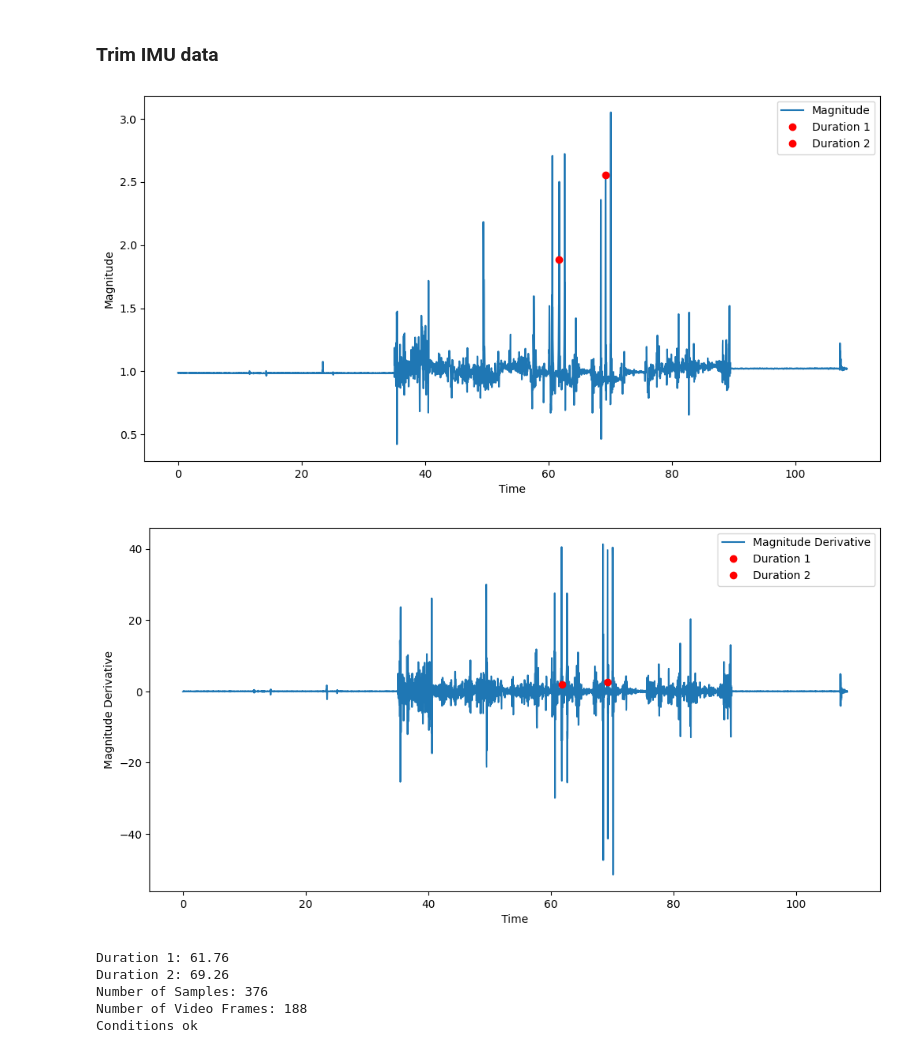
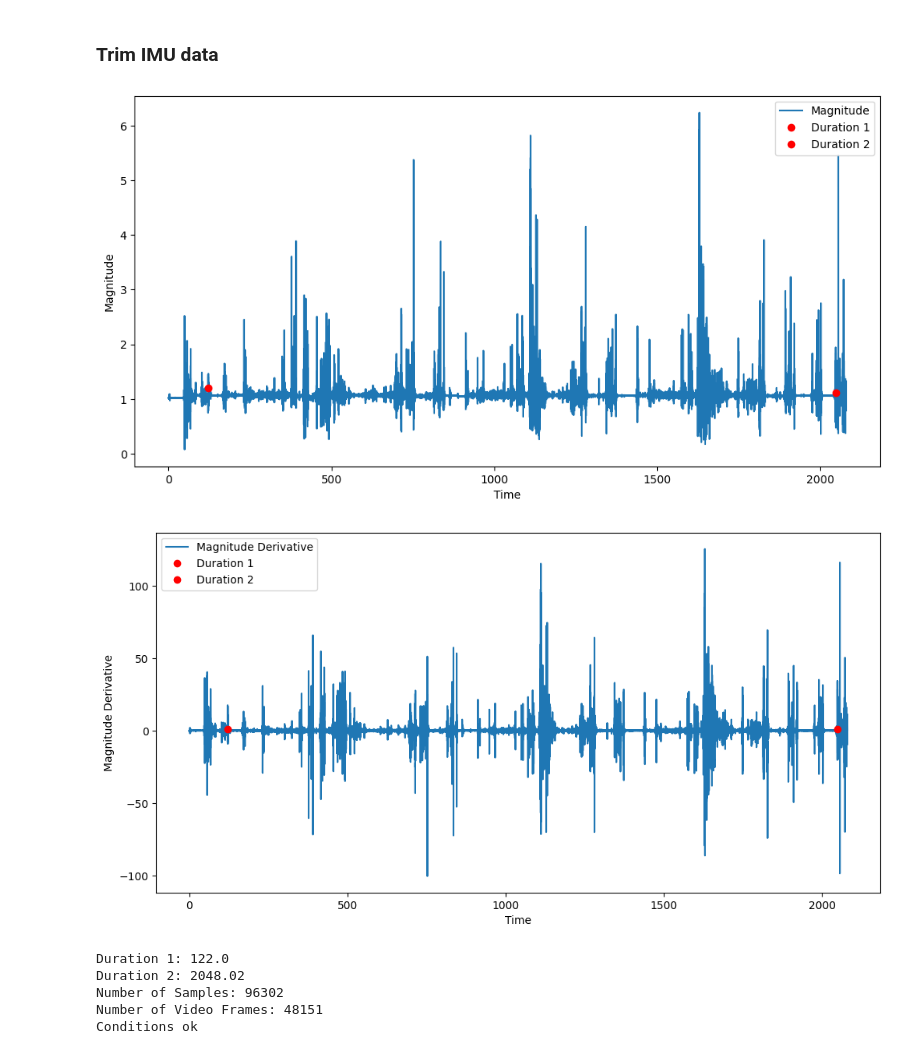
Before and after one commit to gloorli/ul-movement-tracking, a Jupyter notebook: src/synch_video_IMU.ipynb, the cells around one changed output. Saved outputs shown, nothing was run; the diff lists cells and outputs as text; code cells hidden in the pictures.

```diff
--- a/src/synch_video_IMU.ipynb
+++ b/src/synch_video_IMU.ipynb
@@ -21,7 +22,7 @@ from utilities import *
 - save the trimmed video as MP4 for labelbox
 # %%
 # CHANGE HERE #TODO
-participant_id = 'Hxx2'
+participant_id = 'S001'
 # %%
 path, video_path, imu_path = get_participant_paths(participant_id, study_folder='../data/CreateStudy')
 print("Video Path:", video_path)
@@ -44,7 +43,7 @@ read_video_frames(video_path)
 # %%
 # Extract the exact frame start movement/end movement using OpenCV
-frame_start = 2460
-frame_end = 2648
+frame_start = 15892
+frame_end = 64043
 # %%
 # Get Trimming parameters
 video_start_timestamp, video_end_timestamp,trimmed_video_duration = get_trimmed_video_timestamps(frame_start, frame_end, timestamps)
@@ -241,21 +255,21 @@ plot_acceleration_magnitude(LW_data,50)
 # %%
 # CHANGE HERE #TODO
 # Will modify the position of the red dot on the plot below
-duration1 = 61.76
+duration1 = 122.0
 using_Axivity = True
 # Code to set the starting red point of the IMU data.
 # Should match the exact moment when the participant moved after the 30sec of resting.
 # Look for flat data during 30sec, then the red dot set by duration1 should be at
 # the edge of the end of this flat data period
 # duration2 is computed based on the duration of the previously trimmed video to
 # ensure data IMU and data video will match exactly
 LW_data,  duration1, duration2 = plot_acceleration_with_timepoints(LW_data, duration1,
                                                                    trimmed_number_frames, trimmed_recording_time)
 # %% [output]
-[figure, old version]
+[figure, new version]
-[figure, old version]
+[figure, new version]
-Duration 1: 61.76
-Duration 2: 69.26
-Number of Samples: 376
-Number of Video Frames: 188
+Duration 1: 122.0
+Duration 2: 2048.02
+Number of Samples: 96302
+Number of Video Frames: 48151
 Conditions ok
```
Also changed, not shown: parts of 14 cells of this notebook.
